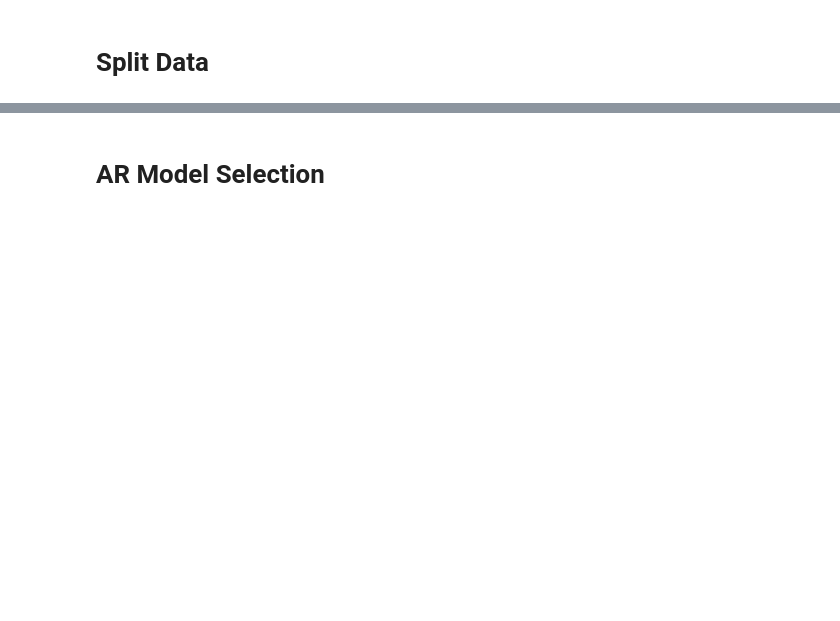
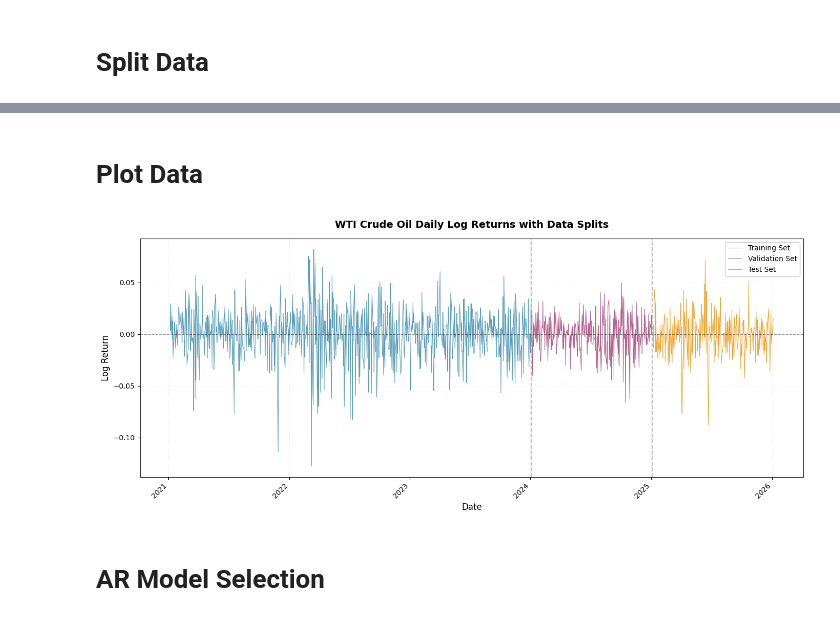
Before and after one commit to vmpierluisi/hybrid-ts, a Jupyter notebook: notebooks/ar_selection.ipynb, the cells around one changed output, grey strips where cells are left out. Saved outputs shown, nothing was run; the diff lists cells and outputs as text; code cells hidden in the pictures; blank space fills up the shorter version.

Commit message:
feat: Improve data preprocessing and splitting, update model weights, and add model verification tests.

```diff
--- a/notebooks/ar_selection.ipynb
+++ b/notebooks/ar_selection.ipynb
@@ -25,5 +26,7 @@ data = pd.read_csv(data_path)
 data.rename(columns = {"observation_date" : "date", "DCOILWTICO" : "price"}, inplace  = True)
 data["date"] = pd.to_datetime(data["date"])
 data = data.set_index("date")
+data = data.asfreq('B')
+data["price"] = data["price"].fillna(method='ffill')
 data["return"] = np.log(data["price"]) - np.log(data["price"].shift(1))
 returns = data["return"].replace([np.inf, -np.inf], np.nan).dropna().astype("float32")
@@ -49,3 +101,39 @@ test_series = TimeSeries.from_values(y_test)
+# %% [markdown]
+# Plot Data
+# %%
+#Plot of returns and data split
+fig, ax = plt.subplots(figsize=(14, 6))
+#Split the data
+train_data = returns.iloc[:train_end]
+val_data = returns.iloc[train_end:val_end]
+test_data = returns.iloc[val_end:]
+
+#plot each section with different colors
+ax.plot(train_data.index, train_data.values,
+        linewidth=0.8, color='#2E86AB', alpha=0.8, label='Training Set')
+ax.plot(val_data.index, val_data.values,
+        linewidth=0.8, color='#A23B72', alpha=0.8, label='Validation Set')
+ax.plot(test_data.index, test_data.values,
+        linewidth=0.8, color='#F18F01', alpha=0.8, label='Test Set')
+
+#add horizontal line at zero
+ax.axhline(y=0, color='black', linestyle='--', linewidth=1, alpha=0.4)
+
+#add vertical lines to separate sections
+ax.axvline(x=train_data.index[-1], color='gray', linestyle='--', linewidth=1.5, alpha=0.5)
+ax.axvline(x=val_data.index[-1], color='gray', linestyle='--', linewidth=1.5, alpha=0.5)
+
+ax.set_title('WTI Crude Oil Daily Log Returns with Data Splits',
+             fontsize=14, fontweight='bold', pad=15)
+ax.set_xlabel('Date', fontsize=12)
+ax.set_ylabel('Log Return', fontsize=12)
+ax.legend(loc='upper right', framealpha=0.95, fontsize=10)
+ax.grid(True, alpha=0.3, linestyle=':', linewidth=0.5)
+plt.xticks(rotation=45, ha='right')
+plt.tight_layout()
+plt.show()
+# %% [output]
+[figure, added]
 # %% [markdown]
 # AR Model Selection
 # %%
```
Also changed, not shown: parts of 8 cells of this notebook, 11 other files.
